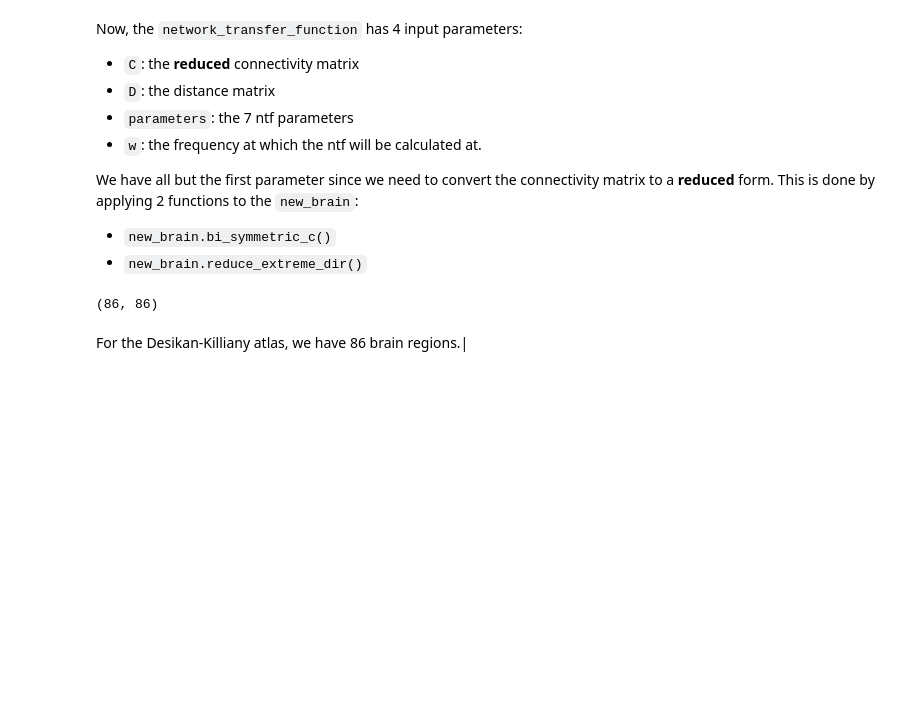
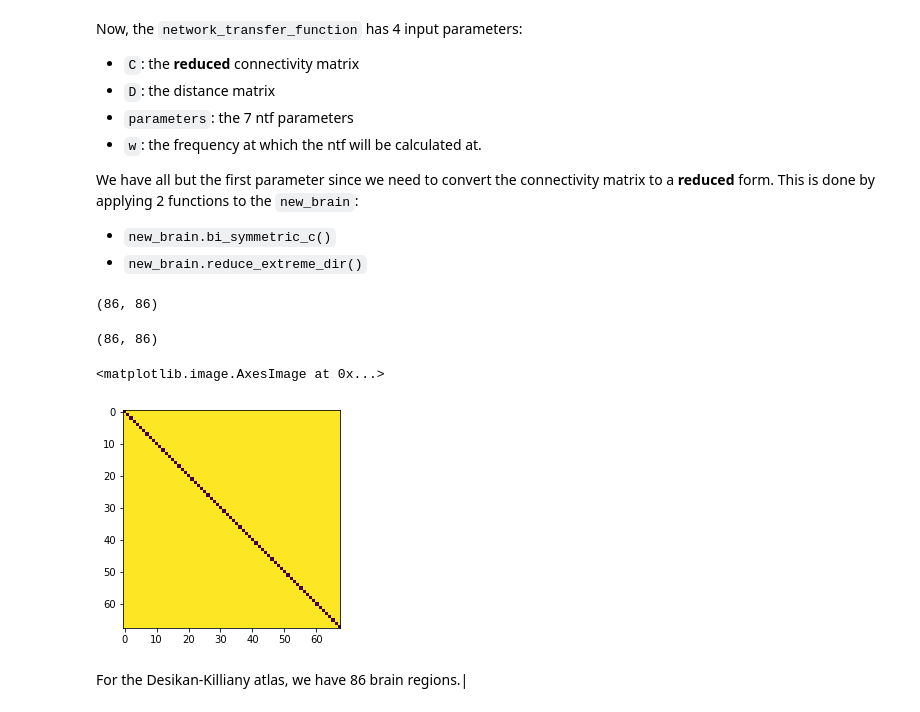
Before and after one commit to parulv1/sgm-alpha, a Jupyter notebook: spectrome/notebooks/run_model_example.ipynb, the cells around one changed output. Cells and saved outputs as stored; diff of their text form; code cells hidden in the pictures; blank space fills up the shorter version.

```diff
--- a/spectrome/notebooks/run_model_example.ipynb
+++ b/spectrome/notebooks/run_model_example.ipynb
@@ -76,6 +76,15 @@ new_brain.reduce_extreme_dir()
 print(new_brain.reducedConnectome.shape)
 # %% [output]
 (86, 86)
+# %%
+FC = est_FC.build_fc_freq(new_brain, new_brain.ntf_params ,np.arange(0,68))
+# %% [output]
+(86, 86)
+# %%
+plt.imshow(FC)
+# %% [output]
+<matplotlib.image.AxesImage at 0x...>
+[figure, added]
 # %% [markdown]
 For the Desikan-Killiany atlas, we have 86 brain regions.|
 # %%
```
Also changed, not shown: parts of 1 cell of this notebook, 3 other files.
